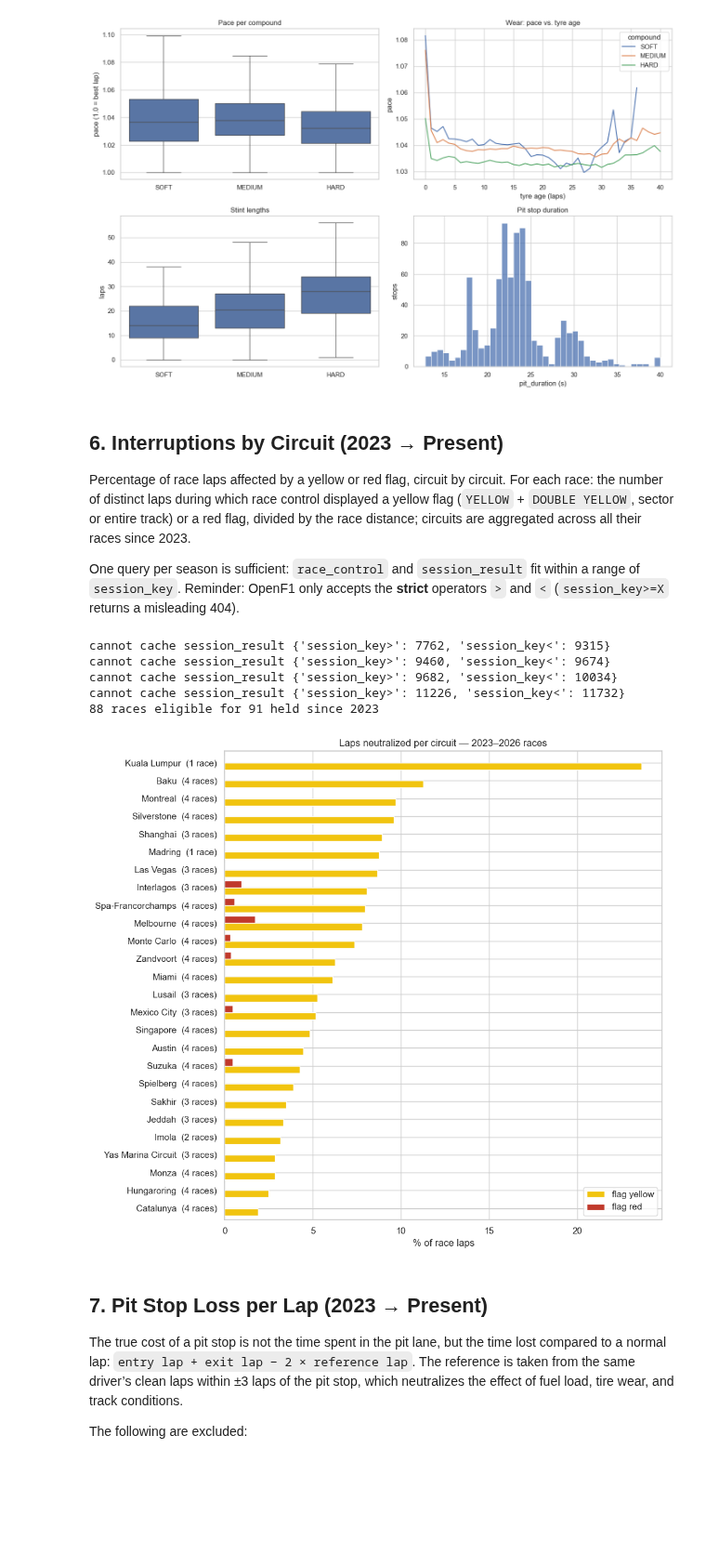
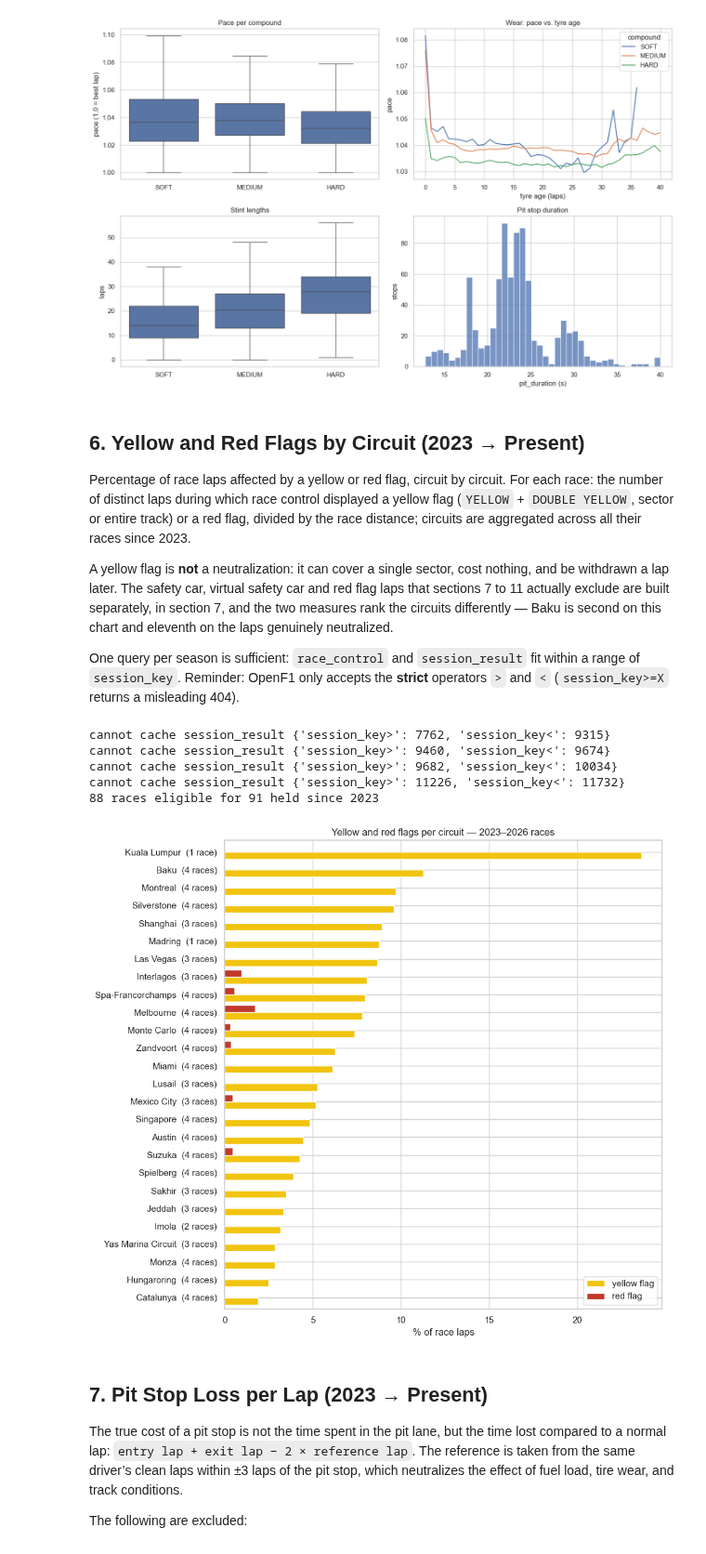
Before and after one commit to NathanLeDev/formula1-stint-optimizer, a Jupyter notebook: app/data-viz.ipynb, the cells around one changed output. Shown at 93% size. Cells and saved outputs as stored; diff of their text form; code cells hidden in the pictures; blank space fills up the shorter version.

```diff
--- a/app/data-viz.ipynb
+++ b/app/data-viz.ipynb
@@ -238,12 +238,17 @@ fig.tight_layout()
 [figure]
 # %% [markdown]
 
-## 6. Interruptions by Circuit (2023 → Present)
+## 6. Yellow and Red Flags by Circuit (2023 → Present)
 
 Percentage of race laps affected by a yellow or red flag, circuit by circuit.
 For each race: the number of distinct laps during which race control displayed a yellow flag
 (`YELLOW` + `DOUBLE YELLOW`, sector or entire track) or a red flag, divided by the race distance; circuits are aggregated across all their races since 2023.
 
+A yellow flag is **not** a neutralization: it can cover a single sector, cost nothing, and be
+withdrawn a lap later. The safety car, virtual safety car and red flag laps that sections 7 to 11
+actually exclude are built separately, in section 7, and the two measures rank the circuits
+differently — Baku is second on this chart and eleventh on the laps genuinely neutralized.
+
 One query per season is sufficient: `race_control` and `session_result` fit within a range
 of `session_key`. Reminder: OpenF1 only accepts the **strict** operators `>` and `<`
 (`session_key>=X` returns a misleading 404).
@@ -267,37 +272,37 @@ events = rc.assign(date=pd.to_datetime(rc["date"], format="ISO8601", utc=True)).
     races[["session_key", "date_start"]], on="session_key")
 events = events[events["date"] >= events["date_start"]]
 
 def laps_under(flags):
     return events[events["flag"].isin(flags)].groupby("session_key")["lap_number"].nunique()
 
 flags = races.set_index("session_key")[["circuit_short_name"]].assign(
     laps=res.groupby("session_key")["number_of_laps"].max(),   # distance = lap of the winner
     yellow=laps_under(["YELLOW", "DOUBLE YELLOW"]),
     red=laps_under(["RED"]),
 ).dropna(subset=["laps"]).fillna(0)
 
 per_circuit = flags.groupby("circuit_short_name").sum()
 per_circuit["yellow_%"] = 100 * per_circuit["yellow"] / per_circuit["laps"]
 per_circuit["red_%"] = 100 * per_circuit["red"] / per_circuit["laps"]
 per_circuit["n"] = flags.groupby("circuit_short_name").size()
 print(f"{len(flags)} races eligible for {len(races)} held since 2023")
 
 graph = per_circuit.sort_values("yellow_%").rename(
-    columns={"yellow_%": "flag yellow", "red_%": "flag red"})
+    columns={"yellow_%": "yellow flag", "red_%": "red flag"})
 graph.index = [f"{c}  ({n} race{'s' * (n > 1)})" for c, n in zip(graph.index, graph["n"])]
 fig, ax = plt.subplots(figsize=(10, 9))
-graph[["flag yellow", "flag red"]].plot.barh(ax=ax, width=0.8, color=["#f1c40f", "#c0392b"])
-ax.set(title="Laps neutralized per circuit — 2023–2026 races",
+graph[["yellow flag", "red flag"]].plot.barh(ax=ax, width=0.8, color=["#f1c40f", "#c0392b"])
+ax.set(title="Yellow and red flags per circuit — 2023–2026 races",
        xlabel="% of race laps", ylabel="")
 ax.legend(loc="lower right")
 fig.tight_layout()
 # %% [output]
 cannot cache session_result {'session_key>': 7762, 'session_key<': 9315}
 cannot cache session_result {'session_key>': 9460, 'session_key<': 9674}
 cannot cache session_result {'session_key>': 9682, 'session_key<': 10034}
 cannot cache session_result {'session_key>': 11226, 'session_key<': 11732}
 88 races eligible for 91 held since 2023
-[figure, old version]
+[figure, new version]
 # %% [markdown]
 ## 7. Pit Stop Loss per Lap (2023 → Present)
 
```
Also changed, not shown: parts of 1 cell of this notebook.
